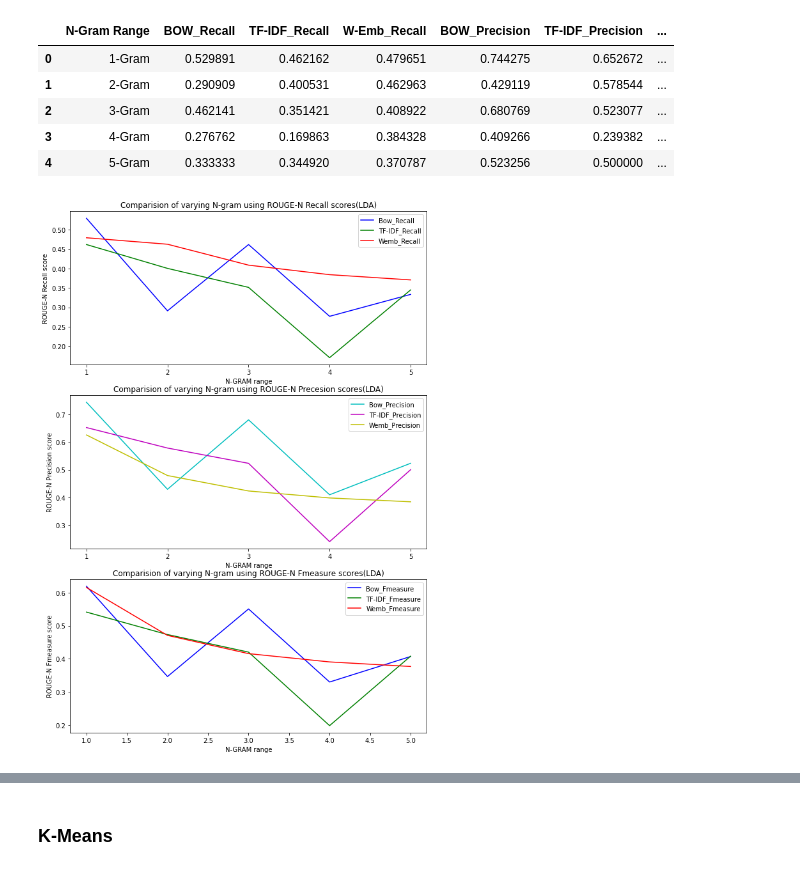
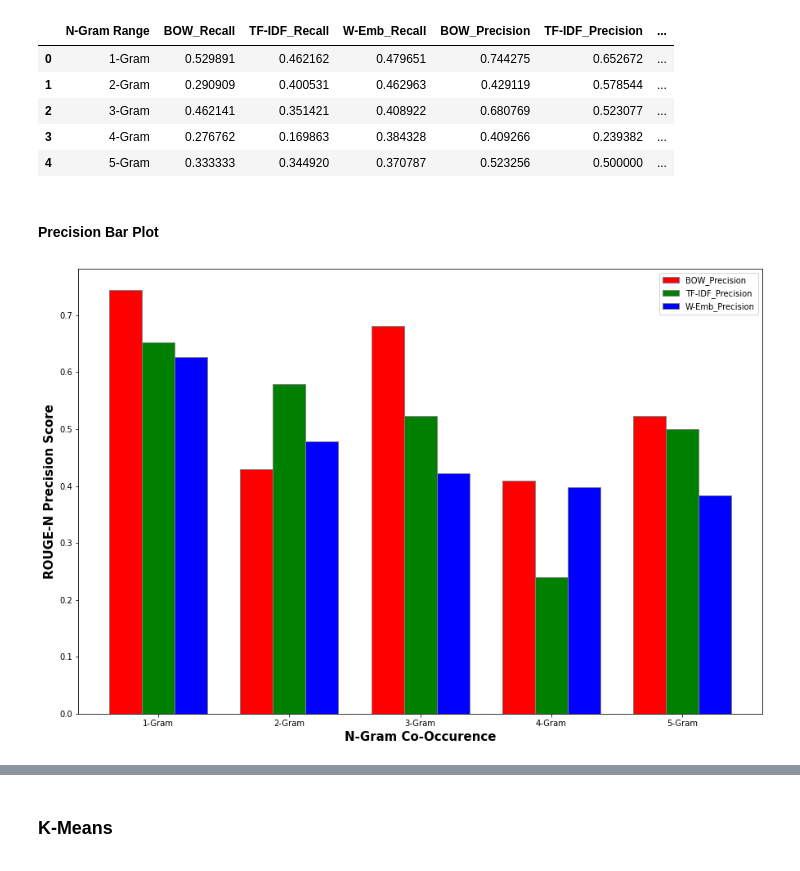
Before and after one commit to splAcharya/Extractive_Text_Summarization, a Jupyter notebook: ExTs.ipynb, the cells around one changed output, grey strips where cells are left out. Drawn from its saved outputs; the diff is of its cells as text; code cells hidden in the pictures.

Commit message:
Created using Colaboratory:-->  Replaced line plots by Bar Plots....Much better.. discrete values always used bar plot

```diff
--- a/ExTs.ipynb
+++ b/ExTs.ipynb
@@ -1826,38 +1786,24 @@ lda_comparision_df
 | 2 | 3-Gram | 0.462141 | 0.351421 | 0.408922 | 0.680769 | 0.523077 | ... |
 | 3 | 4-Gram | 0.276762 | 0.169863 | 0.384328 | 0.409266 | 0.239382 | ... |
 | 4 | 5-Gram | 0.333333 | 0.344920 | 0.370787 | 0.523256 | 0.500000 | ... |
-# %%
-fig, ax = plt.subplots(3,1,figsize=(10,15))
-
-n_gram_range = [i for i in range(1,6)]
-
-ax[0].plot(n_gram_range,lda_comparision_df["BOW_Recall"],'b-', label="Bow_Recall")
-ax[0].plot(n_gram_range,lda_comparision_df["TF-IDF_Recall"],'g-', label="TF-IDF_Recall")
-ax[0].plot(n_gram_range,lda_comparision_df["W-Emb_Recall"],'r-', label="Wemb_Recall")
-ax[0].title.set_text("Comparision of varying N-gram using ROUGE-N Recall scores(LDA)")
-ax[0].set_xlabel("N-GRAM range")
-ax[0].set_xticks(n_gram_range)
-ax[0].set_ylabel("ROUGE-N Recall score")
-ax[0].legend(loc="best")
-
-ax[1].plot(n_gram_range,lda_comparision_df["BOW_Precision"],'c-', label="Bow_Precision")
-ax[1].plot(n_gram_range,lda_comparision_df["TF-IDF_Precision"],'m-', label="TF-IDF_Precision")
-ax[1].plot(n_gram_range,lda_comparision_df["W-Emb_Precision"],'y-', label="Wemb_Precision")
-ax[1].title.set_text("Comparision of varying N-gram using ROUGE-N Precesion scores(LDA)")
-ax[1].set_xlabel("N-GRAM range")
-ax[1].set_xticks(n_gram_range)
-ax[1].set_ylabel("ROUGE-N Precision score")
-ax[1].legend(loc="best")
-
-ax[2].plot(n_gram_range,lda_comparision_df["BOW_Fmeasure"],'b-', label="Bow_Fmeasure")
-ax[2].plot(n_gram_range,lda_comparision_df["TF-IDF_Fmeasure"],'g-', label="TF-IDF_Fmeasure")
-ax[2].plot(n_gram_range,lda_comparision_df["W-Emb_Fmeasure"],'r-', label="Wemb_Fmeasure")
-ax[2].title.set_text("Comparision of varying N-gram using ROUGE-N Fmeasure scores(LDA)")
-ax[2].set_xlabel("N-GRAM range")
-ax[1].set_xticks(n_gram_range)
-ax[2].set_ylabel("ROUGE-N Fmeasure score")
-ax[2].legend(loc="best")
-
-plt.show()
-# %% [output]
-[figure, removed]
+# %% [markdown]
+#### Precision Bar Plot
+# %%
+fig = plt.subplots( figsize=(15, 10))
+barWidth = 0.25
+
+nGramRangeA = [i for i in range(1,6)]
+nGramRangeB = [i + barWidth for i in nGramRangeA]
+nGramRangeC = [i + barWidth for i in nGramRangeB]
+
+#make plots
+plt.bar(nGramRangeA, lda_comparision_df["BOW_Precision"], color = 'r', width = barWidth, edgecolor = 'grey', label = 'BOW_Precision')
+plt.bar(nGramRangeB, lda_comparision_df["TF-IDF_Precision"], color = 'g', width = barWidth, edgecolor = 'grey', label = 'TF-IDF_Precision')
+plt.bar(nGramRangeC, lda_comparision_df["W-Emb_Precision"], color = 'b', width = barWidth, edgecolor = 'grey', label = 'W-Emb_Precision')
+plt.legend()
+plt.xticks([1 + r + barWidth for r in range(len(nGramRangeC))], ['1-Gram', '2-Gram', '3-Gram', '4-Gram', '5-Gram'])
+plt.xlabel('N-Gram Co-Occurence', fontweight = 'bold', fontsize = 15)
+plt.ylabel('ROUGE-N Precision Score', fontweight = 'bold', fontsize = 15)
+plt.show()
+# %% [output]
+[figure, added]
```
Also changed, not shown: parts of 25 cells of this notebook.
